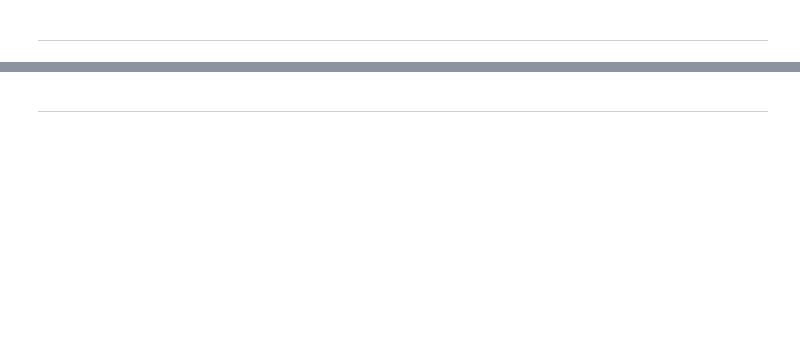
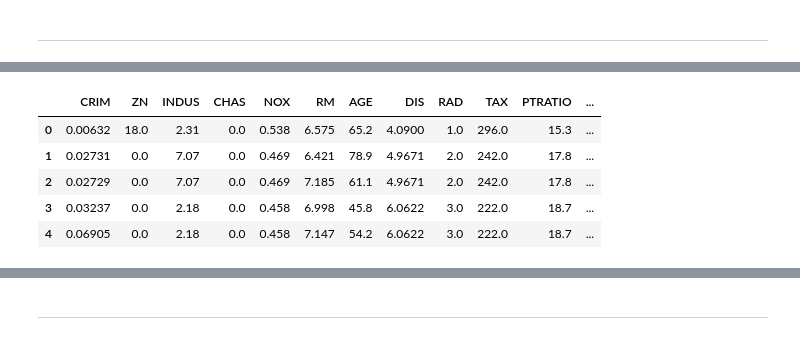
Before and after one commit to rhanafusa/poetry_test, a Jupyter notebook: poetry_test/module_usage.ipynb, the cells around one changed output, grey strips where cells are left out. Drawn from its saved outputs; the diff is of its cells as text; code cells hidden in the pictures; blank space fills up the shorter version.

```diff
--- a/poetry_test/module_usage.ipynb
+++ b/poetry_test/module_usage.ipynb
@@ -98,0 +212,21 @@ sp.special.gamma(shape)
+# %%
+from sklearn import datasets
+# 米国ボストン市郊外における地域別の住宅価格のデータセット
+# https://pythondatascience.plavox.info/scikit-learn/scikit-learn%E3%81%AB%E4%BB%98%E5%B1%9E%E3%81%97%E3%81%A6%E3%81%84%E3%82%8B%E3%83%87%E3%83%BC%E3%82%BF%E3%82%BB%E3%83%83%E3%83%88
+boston = datasets.load_boston()
+
+from pandas import DataFrame
+import pandas as pd
+import numpy as np
+
+df = DataFrame(boston.data, columns = boston.feature_names)
+df['MEDV'] = np.array(boston.target)
+
+df.head()
+# %% [output]
+|  | CRIM | ZN | INDUS | CHAS | NOX | RM | AGE | DIS | RAD | TAX | PTRATIO | ... |
+| 0 | 0.00632 | 18.0 | 2.31 | 0.0 | 0.538 | 6.575 | 65.2 | 4.0900 | 1.0 | 296.0 | 15.3 | ... |
+| 1 | 0.02731 | 0.0 | 7.07 | 0.0 | 0.469 | 6.421 | 78.9 | 4.9671 | 2.0 | 242.0 | 17.8 | ... |
+| 2 | 0.02729 | 0.0 | 7.07 | 0.0 | 0.469 | 7.185 | 61.1 | 4.9671 | 2.0 | 242.0 | 17.8 | ... |
+| 3 | 0.03237 | 0.0 | 2.18 | 0.0 | 0.458 | 6.998 | 45.8 | 6.0622 | 3.0 | 222.0 | 18.7 | ... |
+| 4 | 0.06905 | 0.0 | 2.18 | 0.0 | 0.458 | 7.147 | 54.2 | 6.0622 | 3.0 | 222.0 | 18.7 | ... |
```
Also changed, not shown: parts of 58 cells of this notebook, 2 other files.
